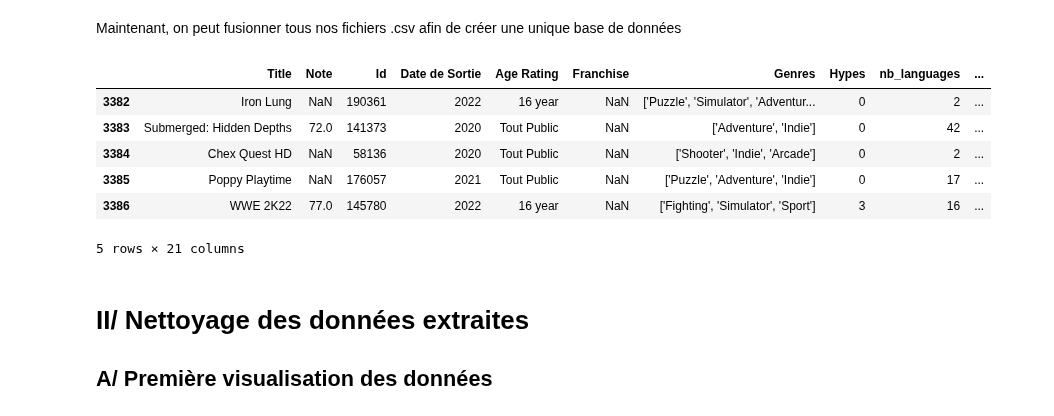
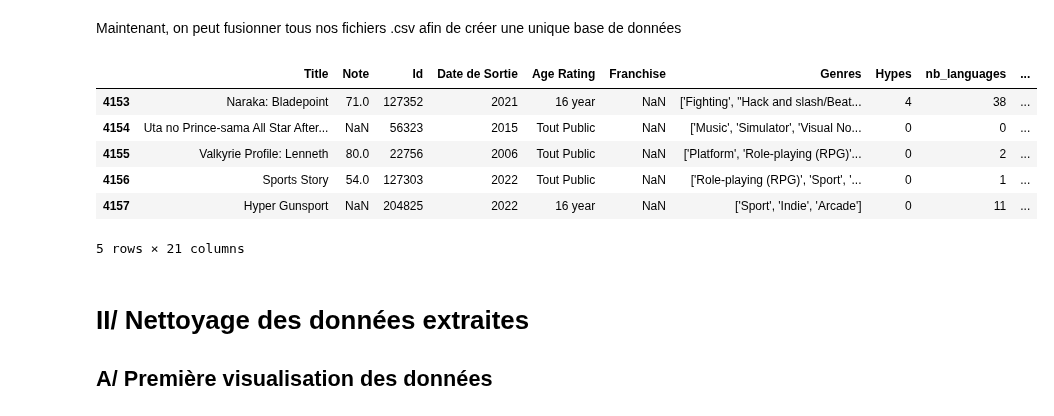
Before and after one commit to PyTomSss/PythonProjects, a Jupyter notebook: Project_Notebook.ipynb, the cells around one changed output. Saved outputs shown, nothing was run; the diff lists cells and outputs as text; code cells hidden in the pictures.

```diff
--- a/Project_Notebook.ipynb
+++ b/Project_Notebook.ipynb
@@ -584,17 +586,17 @@ NameError: name 'DF_VG1' is not defined
 Maintenant, on peut fusionner tous nos fichiers .csv afin de créer une unique base de données
 # %%
 df=[]
-BDD=['BDD1.csv','BDD2.csv','BDD3.csv','BDD4.csv','BDD5.csv','BDD6.csv']  #'BDD7.csv','BDD8.csv']
+BDD=['BDD1.csv','BDD2.csv','BDD3.csv','BDD4.csv','BDD5.csv','BDD6.csv','BDD7.csv','BDD8.csv']
 dfs=[pd.read_csv(bdd) for bdd in BDD]
 df=pd.concat(dfs, ignore_index=True)
 df.tail()
 # %% [output]
 |  | Title | Note | Id | Date de Sortie | Age Rating | Franchise | Genres | Hypes | nb_languages | ... |
-| 3382 | Iron Lung | NaN | 190361 | 2022 | 16 year | NaN | ['Puzzle', 'Simulator', 'Adventur... | 0 | 2 | ... |
-| 3383 | Submerged: Hidden Depths | 72.0 | 141373 | 2020 | Tout Public | NaN | ['Adventure', 'Indie'] | 0 | 42 | ... |
-| 3384 | Chex Quest HD | NaN | 58136 | 2020 | Tout Public | NaN | ['Shooter', 'Indie', 'Arcade'] | 0 | 2 | ... |
-| 3385 | Poppy Playtime | NaN | 176057 | 2021 | Tout Public | NaN | ['Puzzle', 'Adventure', 'Indie'] | 0 | 17 | ... |
-| 3386 | WWE 2K22 | 77.0 | 145780 | 2022 | 16 year | NaN | ['Fighting', 'Simulator', 'Sport'] | 3 | 16 | ... |
+| 4153 | Naraka: Bladepoint | 71.0 | 127352 | 2021 | 16 year | NaN | ['Fighting', "Hack and slash/Beat... | 4 | 38 | ... |
+| 4154 | Uta no Prince-sama All Star After... | NaN | 56323 | 2015 | Tout Public | NaN | ['Music', 'Simulator', 'Visual No... | 0 | 0 | ... |
+| 4155 | Valkyrie Profile: Lenneth | 80.0 | 22756 | 2006 | Tout Public | NaN | ['Platform', 'Role-playing (RPG)'... | 0 | 2 | ... |
+| 4156 | Sports Story | 54.0 | 127303 | 2022 | Tout Public | NaN | ['Role-playing (RPG)', 'Sport', '... | 0 | 1 | ... |
+| 4157 | Hyper Gunsport | NaN | 204825 | 2022 | 16 year | NaN | ['Sport', 'Indie', 'Arcade'] | 0 | 11 | ... |
 5 rows × 21 columns
 # %% [markdown]
 # II/ Nettoyage des données extraites
```
Also changed, not shown: parts of 18 cells of this notebook.
